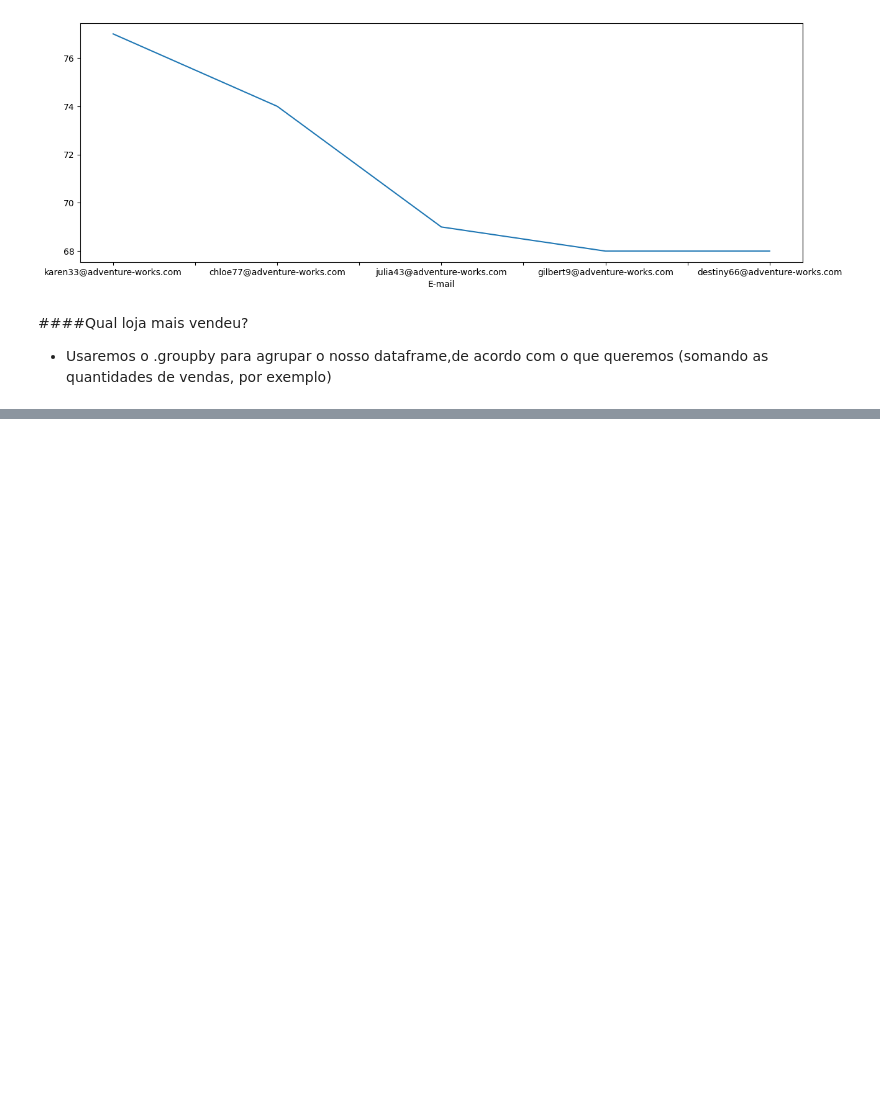
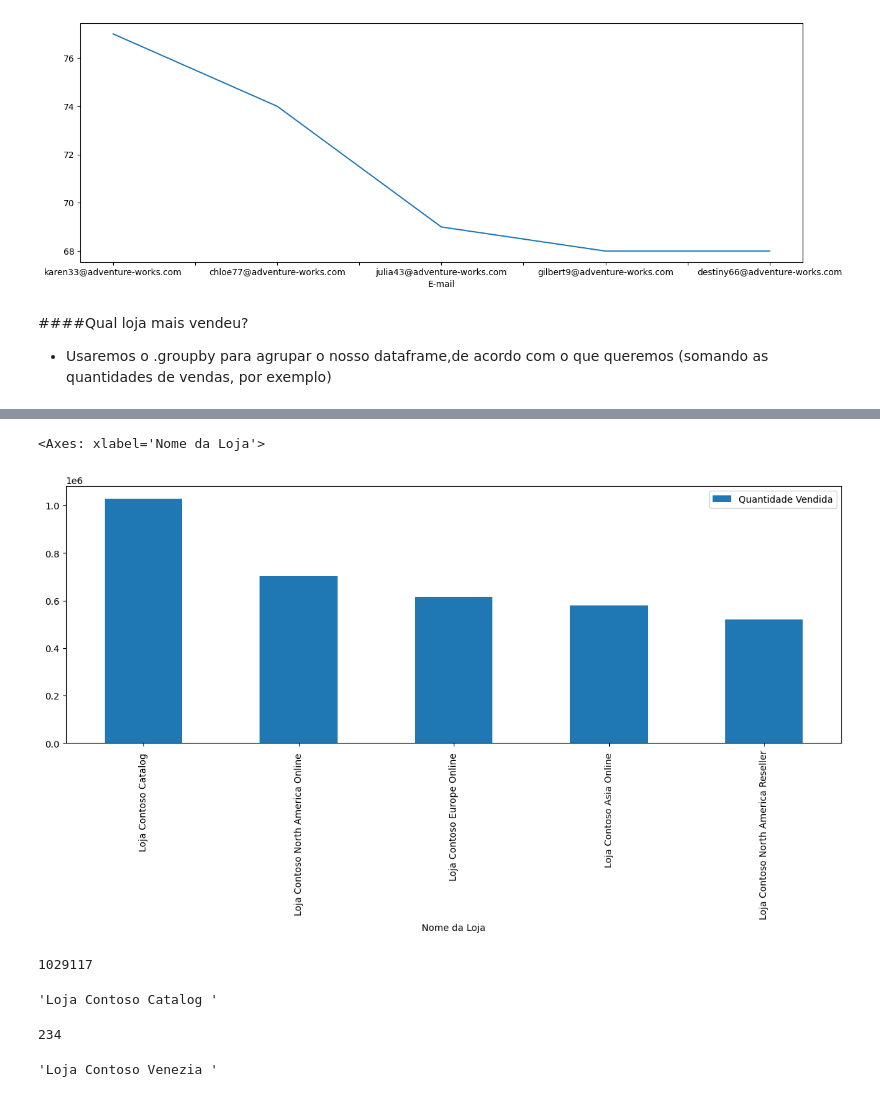
Before and after one commit to leandroclv/python_hashtag, a Jupyter notebook: pandas.ipynb, the cells around one changed output, grey strips where cells are left out. Cells and saved outputs as stored; diff of their text form; code cells hidden in the pictures; blank space fills up the shorter version.

```diff
--- a/pandas.ipynb
+++ b/pandas.ipynb
@@ -354,0 +416,5 @@ freq_clinetes[:5].plot(figsize=(15,5))
+# %%
+vendas_lojas[:5].plot(figsize=(15,5), kind='bar')
+# %% [output]
+<Axes: xlabel='Nome da Loja'>
+[figure, added]
@@ -354,0 +424,18 @@ freq_clinetes[:5].plot(figsize=(15,5))
+# %%
+maior_valor
+# %% [output]
+1029117
+# %%
+melhor_loja
+# %% [output]
+'Loja Contoso Catalog '
+# %%
+menor_valor = vendas_lojas['Quantidade Vendida'].min()
+menor_valor
+# %% [output]
+234
+# %%
+pior_loja = vendas_lojas['Quantidade Vendida'].idxmin()
+pior_loja
+# %% [output]
+'Loja Contoso Venezia '
```
Also changed, not shown: parts of 7 cells of this notebook.
